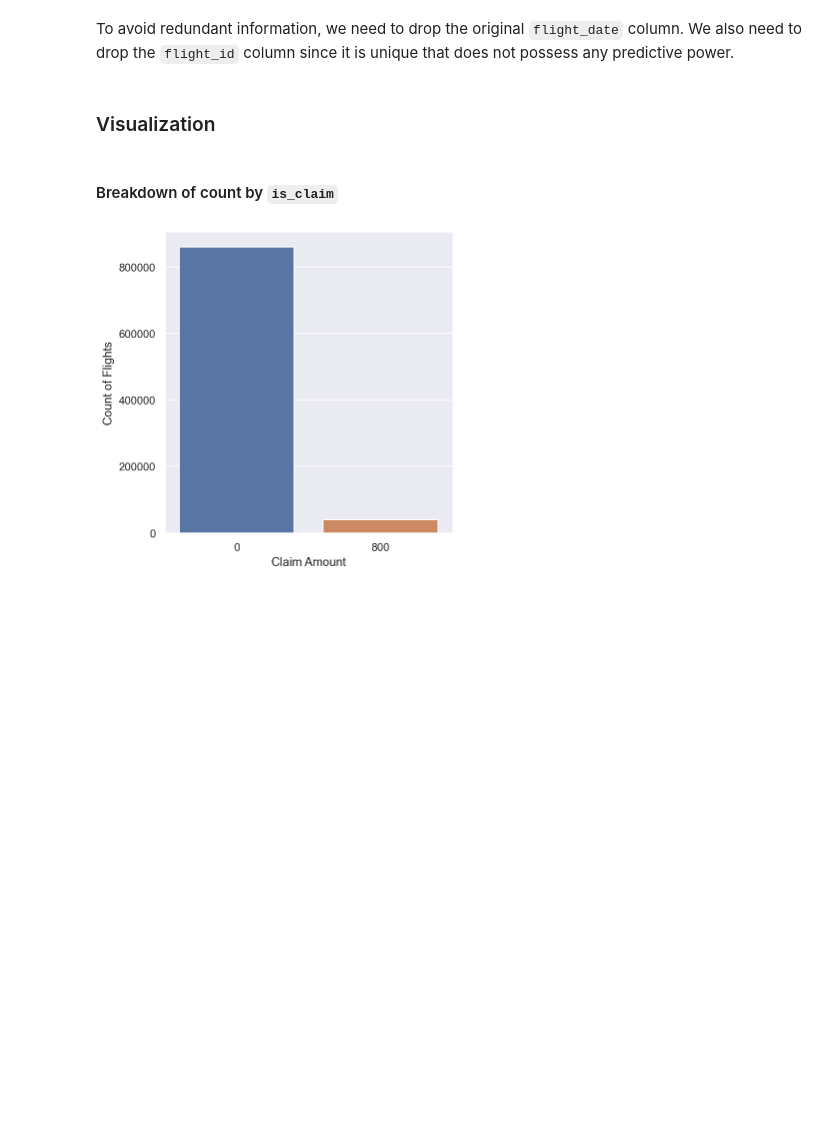
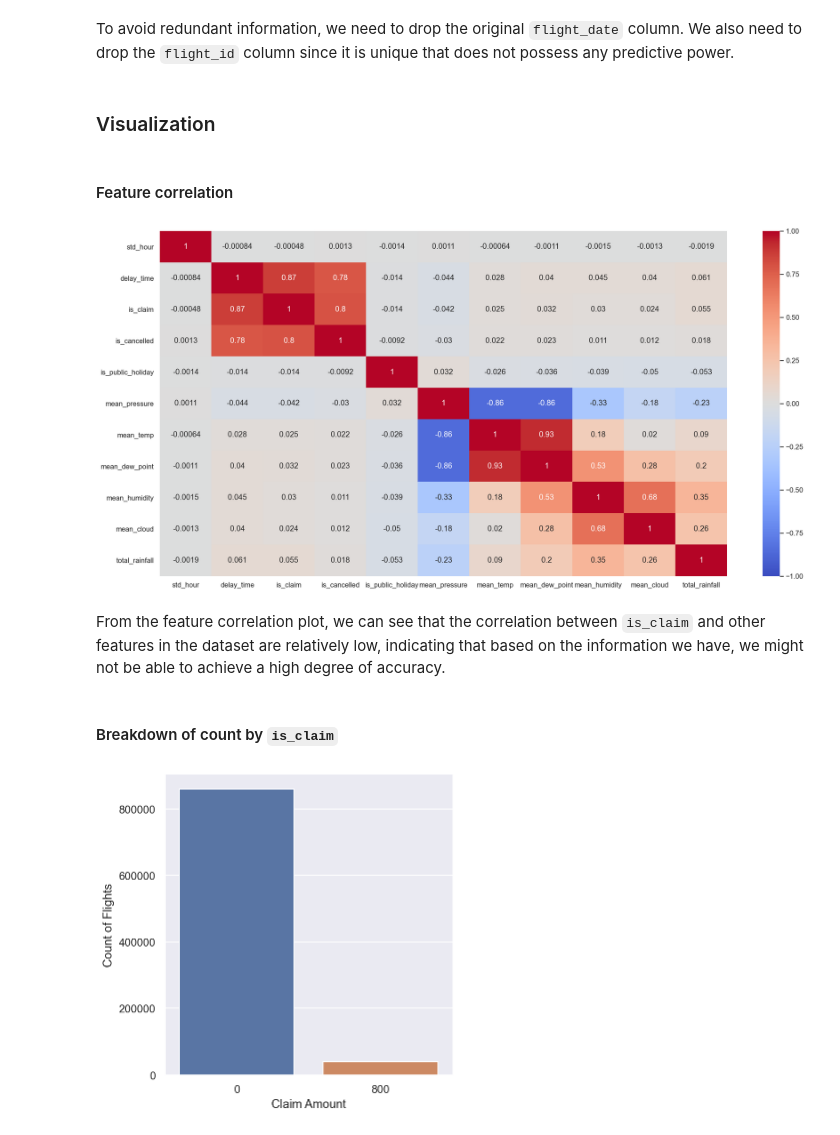
Before and after one commit to chunheisiu/flight-delay-claims-prediction, a Jupyter notebook: notebooks/EDA.ipynb, the cells around one changed output. Cells and saved outputs as stored; diff of their text form; code cells hidden in the pictures; blank space fills up the shorter version.

Commit message:
Update EDA correlation heatmap

```diff
--- a/notebooks/EDA.ipynb
+++ b/notebooks/EDA.ipynb
@@ -121,6 +122,7 @@ flights['flight_date_month'] = flights.flight_date.dt.month
 flights['flight_date_day'] = flights.flight_date.dt.day
 flights['flight_date_dow'] = flights.flight_date.dt.dayofweek
 # %%
+flights.Week = flights.Week.astype('category')
 flights.flight_date_year = flights.flight_date_year.astype('category')
 flights.flight_date_month = flights.flight_date_month.astype('category')
 flights.flight_date_day = flights.flight_date_day.astype('category')
@@ -222,6 +224,15 @@ flights = flights.drop(columns=['flight_date', 'flight_id'])
 ### Visualization
 # %%
 sns.set()
+# %% [markdown]
+#### Feature correlation
+# %%
+plt.figure(figsize=(20, 10))
+flight_heatmap = sns.heatmap(flights.corr(), annot=True, cmap='coolwarm', vmin=-1, vmax=1, center=0)
+# %% [output]
+[figure, added]
+# %% [markdown]
+From the feature correlation plot, we can see that the correlation between `is_claim` and other features in the dataset are relatively low, indicating that based on the information we have, we might not be able to achieve a high degree of accuracy.
 # %% [markdown]
 #### Breakdown of count by `is_claim`
 # %%
```
Also changed, not shown: parts of 12 cells of this notebook.
